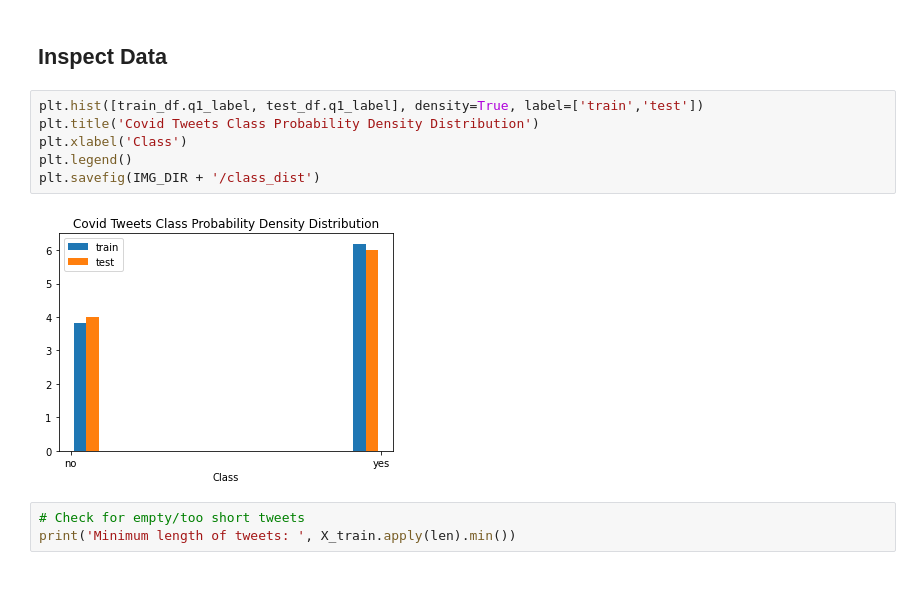
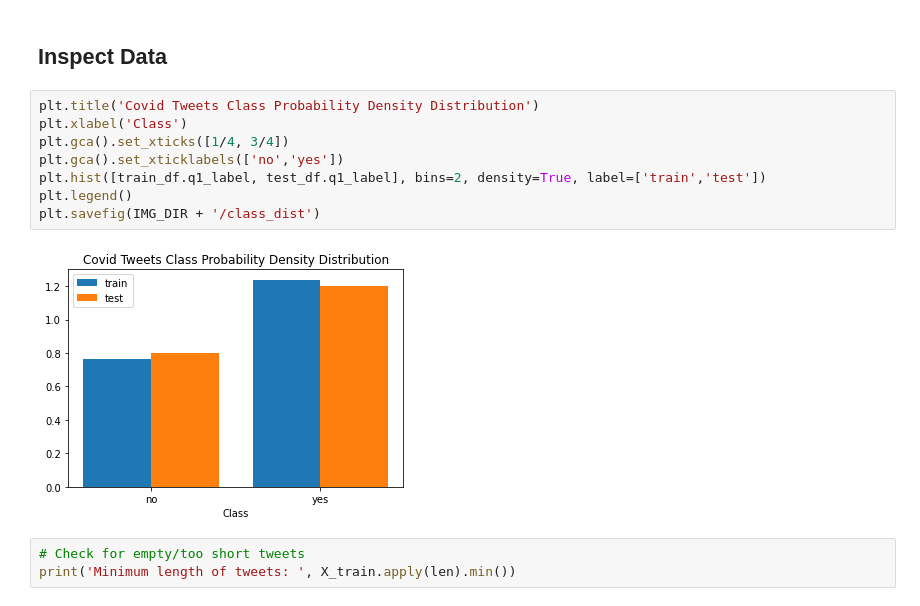
Before and after one commit to yuxiang-zhang/ai-nb-bow, a Jupyter notebook: code/prototype.ipynb, the cells around one changed output. Drawn from its saved outputs; the diff is of its cells as text.

Commit message:
fix hist bin too thin

```diff
--- a/code/prototype.ipynb
+++ b/code/prototype.ipynb
@@ -72,13 +72,15 @@ test_df.head()
 # %% [markdown]
 ## Inspect Data
 # %%
-plt.hist([train_df.q1_label, test_df.q1_label], density=True, label=['train','test'])
 plt.title('Covid Tweets Class Probability Density Distribution')
 plt.xlabel('Class')
+plt.gca().set_xticks([1/4, 3/4])
+plt.gca().set_xticklabels(['no','yes'])
+plt.hist([train_df.q1_label, test_df.q1_label], bins=2, density=True, label=['train','test'])
 plt.legend()
 plt.savefig(IMG_DIR + '/class_dist')
 # %% [output]
-[figure, old version]
+[figure, new version]
 # %%
 # Check for empty/too short tweets
 print('Minimum length of tweets: ', X_train.apply(len).min())
```
